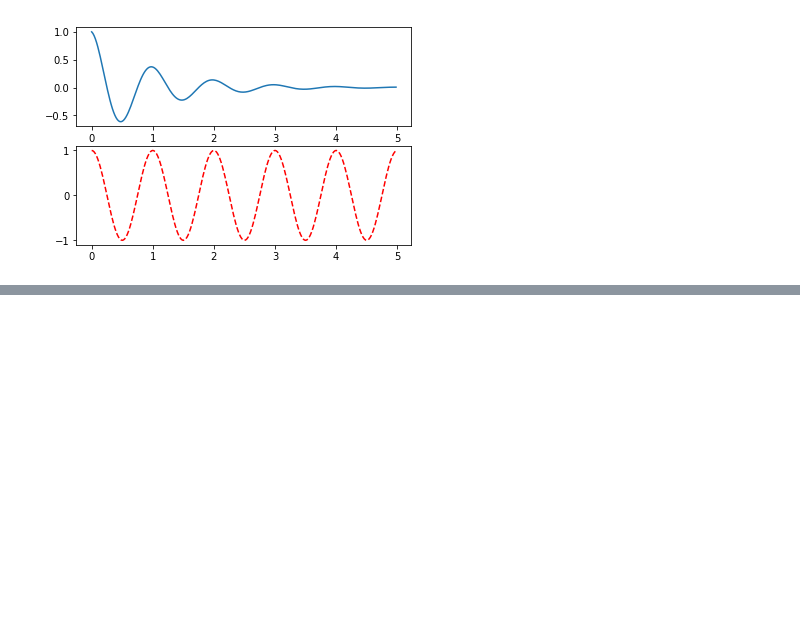
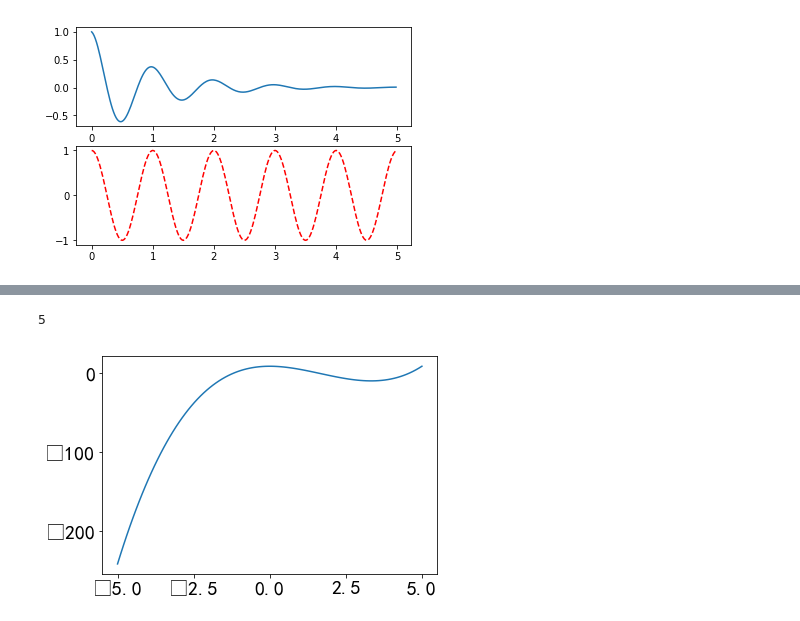
Before and after one commit to dgwy2018/bianchengke2018, a Jupyter notebook: 第二周matplotlib.ipynb, the cells around one changed output, grey strips where cells are left out. Saved outputs shown, nothing was run; the diff lists cells and outputs as text; code cells hidden in the pictures; blank space fills up the shorter version.

```diff
--- a/第二周matplotlib.ipynb
+++ b/第二周matplotlib.ipynb
@@ -502,0 +544,20 @@ if __name__ == "__main__":
+# %%
+import numpy as np
+
+def f(x):
+    return x**3 - 5*x**2 + 9
+
+#print（f(3)）
+#print（f(1)）
+#print(3)
+print(5)
+
+import numpy as np
+x = np.linspace(-5, 5, num = 100)
+y = f(x)
+import matplotlib.pyplot as plt
+plt.plot(x,y)
+plt.show()
+# %% [output]
+5
+[figure, added]
```
Also changed, not shown: parts of 6 cells of this notebook, 3 other files.
